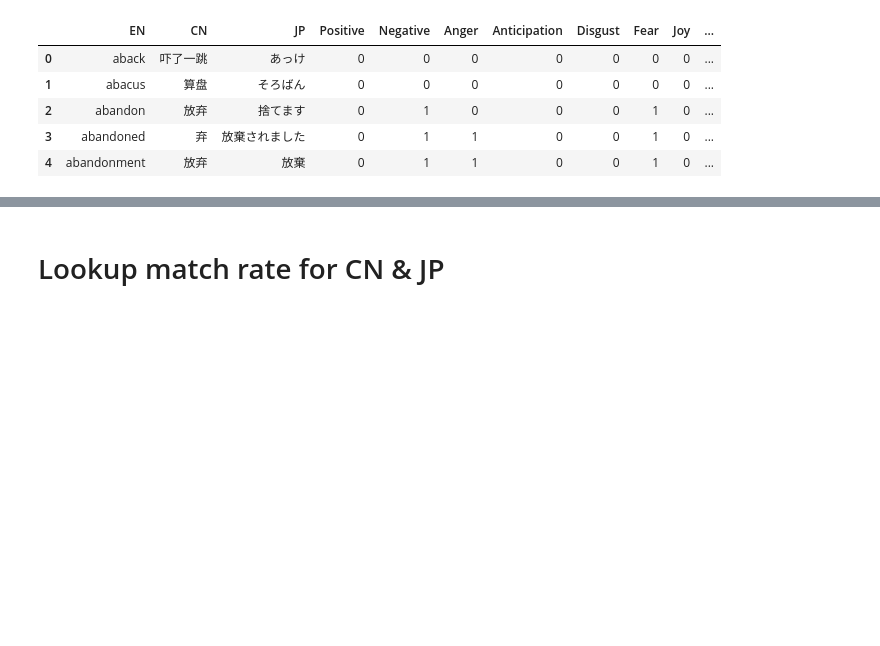
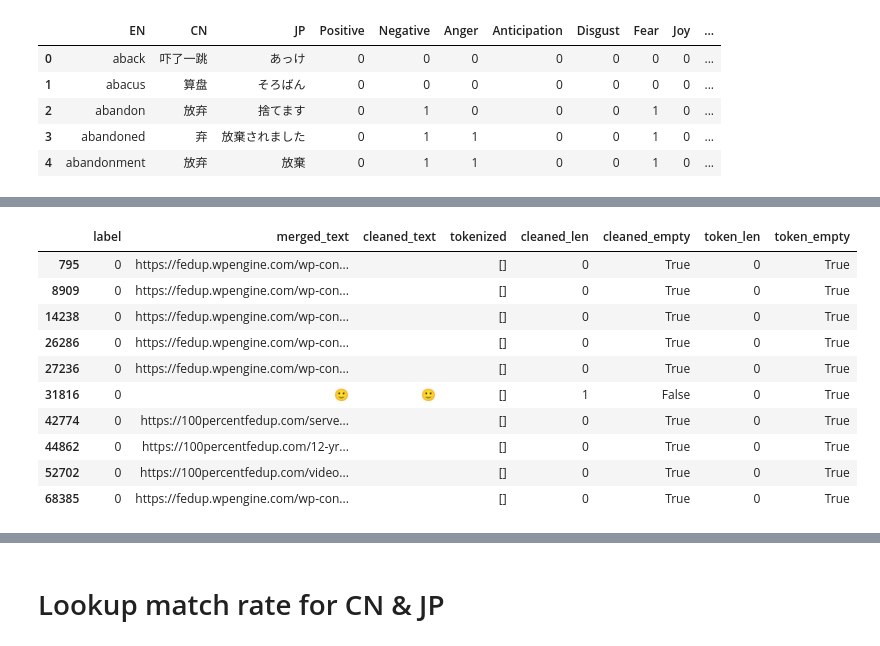
Before and after one commit to acl13820-cmd/Cross-language-transfer-learning-for-misinformation-detection, a Jupyter notebook: nlp_emotion_detection.ipynb, the cells around one changed output, grey strips where cells are left out. Cells and saved outputs as stored; diff of their text form; code cells hidden in the pictures; blank space fills up the shorter version.

```diff
--- a/nlp_emotion_detection.ipynb
+++ b/nlp_emotion_detection.ipynb
@@ -170,0 +214,14 @@ nrc.head()
+# %%
+en[en['token_empty']==True]
+# %% [output]
+|  | label | merged_text | cleaned_text | tokenized | cleaned_len | cleaned_empty | token_len | token_empty |
+| 795 | 0 | https://fedup.wpengine.com/wp-con... |  | [] | 0 | True | 0 | True |
+| 8909 | 0 | https://fedup.wpengine.com/wp-con... |  | [] | 0 | True | 0 | True |
+| 14238 | 0 | https://fedup.wpengine.com/wp-con... |  | [] | 0 | True | 0 | True |
+| 26286 | 0 | https://fedup.wpengine.com/wp-con... |  | [] | 0 | True | 0 | True |
+| 27236 | 0 | https://fedup.wpengine.com/wp-con... |  | [] | 0 | True | 0 | True |
+| 31816 | 0 | 🙂 | 🙂 | [] | 1 | False | 0 | True |
+| 42774 | 0 | https://100percentfedup.com/serve... |  | [] | 0 | True | 0 | True |
+| 44862 | 0 | https://100percentfedup.com/12-yr... |  | [] | 0 | True | 0 | True |
+| 52702 | 0 | https://100percentfedup.com/video... |  | [] | 0 | True | 0 | True |
+| 68385 | 0 | https://fedup.wpengine.com/wp-con... |  | [] | 0 | True | 0 | True |
```
Also changed, not shown: parts of 23 cells of this notebook, 4 other files.
